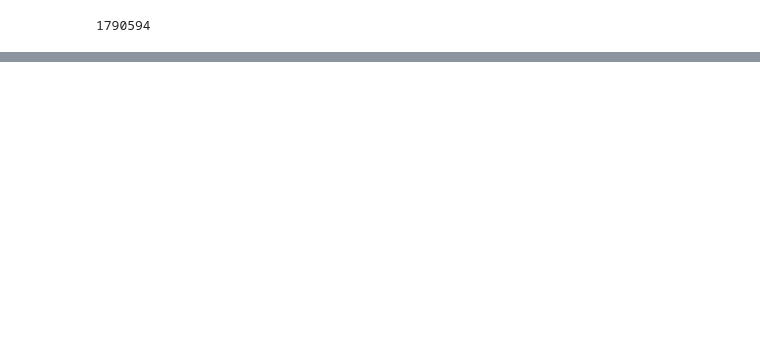
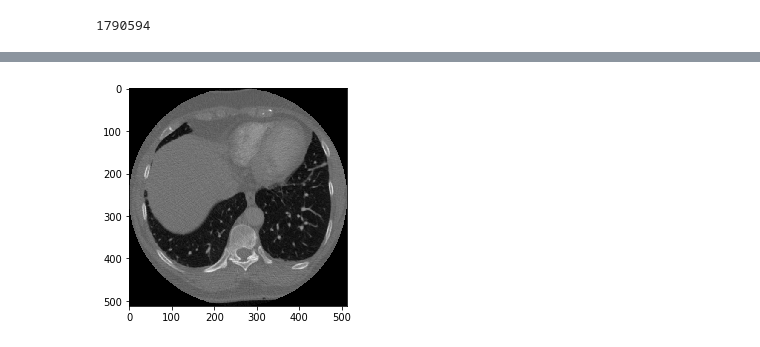
Before and after one commit to DavidTsat/Ian-Goodfellow-Deep-Learning, a Jupyter notebook: Chapter7-Regularization/regularization-techniques.ipynb, the cells around one changed output, grey strips where cells are left out. Saved outputs shown, nothing was run; the diff lists cells and outputs as text; code cells hidden in the pictures; blank space fills up the shorter version.

```diff
--- a/Chapter7-Regularization/regularization-techniques.ipynb
+++ b/Chapter7-Regularization/regularization-techniques.ipynb
@@ -165,0 +202,4 @@ sample, target, idx
+# %%
+show_image(sample, denormalize=True)
+# %% [output]
+[figure, added]
```
Also changed, not shown: parts of 25 cells of this notebook.
